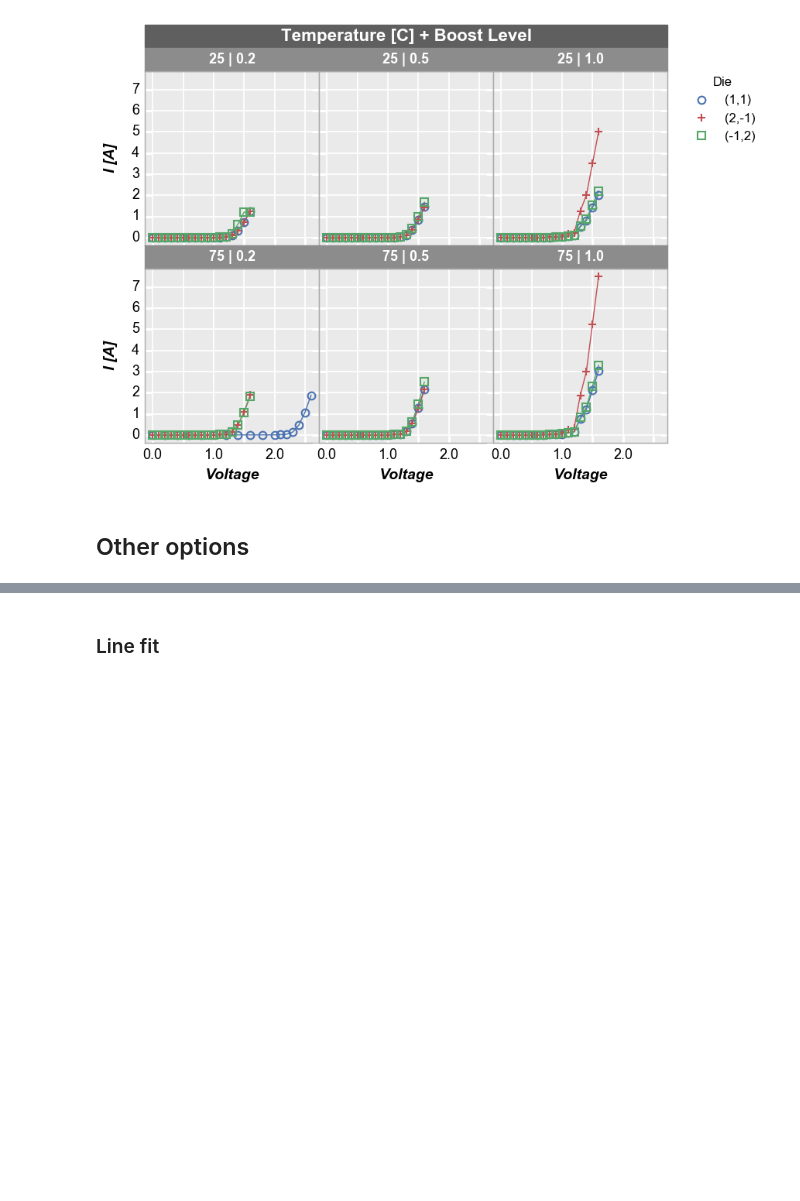
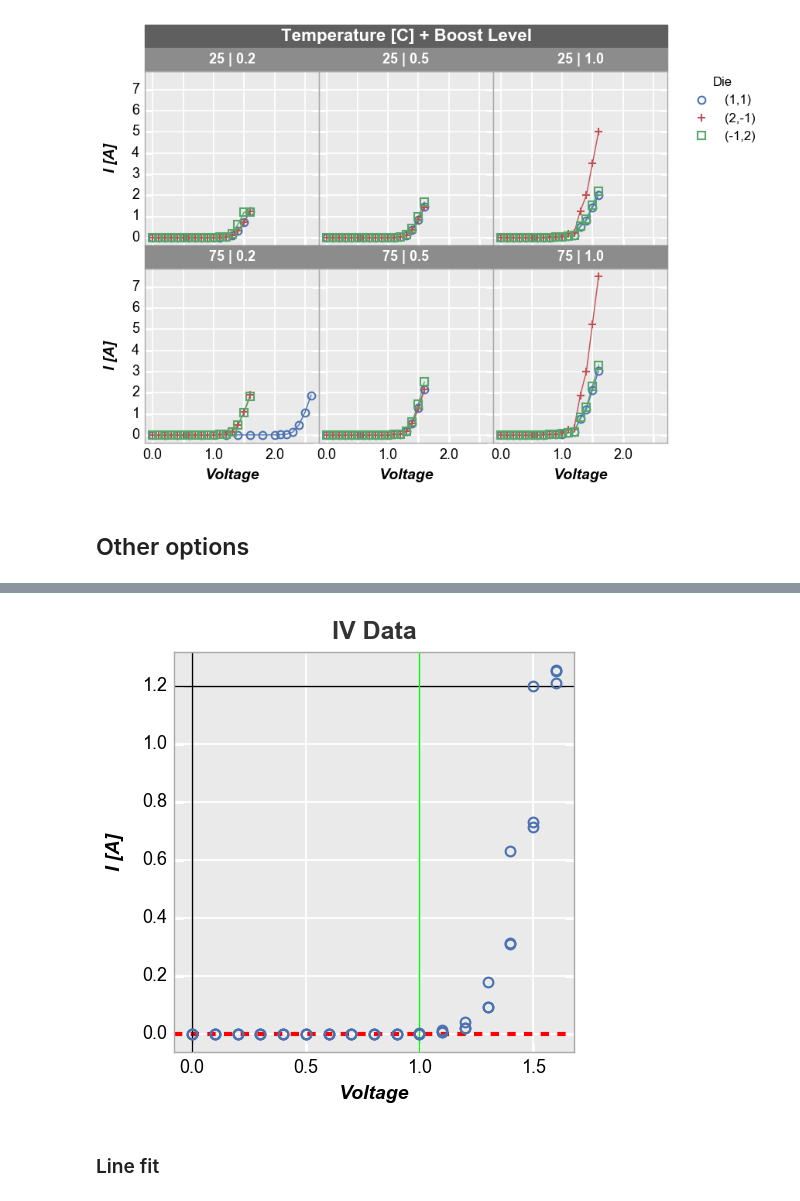
Before and after one commit to endangeredoxen/fivecentplots, a Jupyter notebook: fivecentplots/doc/plot.ipynb, the cells around one changed output, grey strips where cells are left out. Drawn from its saved outputs; the diff is of its cells as text; code cells hidden in the pictures; blank space fills up the shorter version.

```diff
--- a/fivecentplots/doc/plot.ipynb
+++ b/fivecentplots/doc/plot.ipynb
@@ -166,3 +175,9 @@ fcp.plot(df, x='Voltage', y='I [A]', legend='Die', wrap=['Temperature [C]', 'Boo
+# %%
+fcp.plot(df, x='Voltage', y='I [A]', inline=True, title='IV Data', lines=False, show=SHOW,
+         filter='Substrate=="Si" & Target Wavelength==450 & Boost Level==0.2 & Temperature [C]==25',
+         ax_hlines=[(0, '#FF0000', '--', 3), 1.2], ax_vlines=[0, (1, '#00FF00')])
+# %% [output]
+[figure, added]
 # %% [markdown]
 ### Line fit
 # %% [markdown]
```
Also changed, not shown: parts of 2 cells of this notebook, 54 other files.
